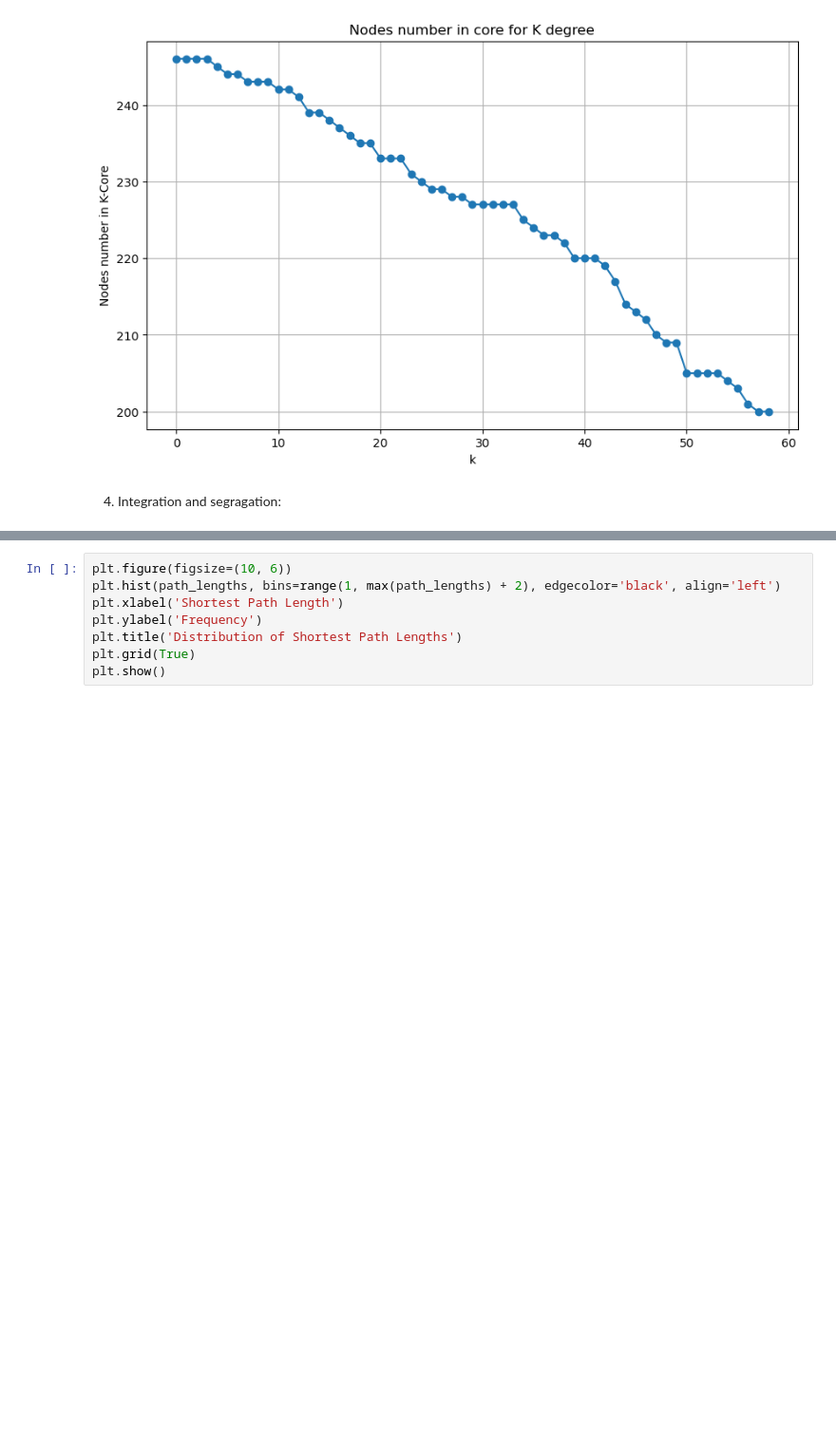
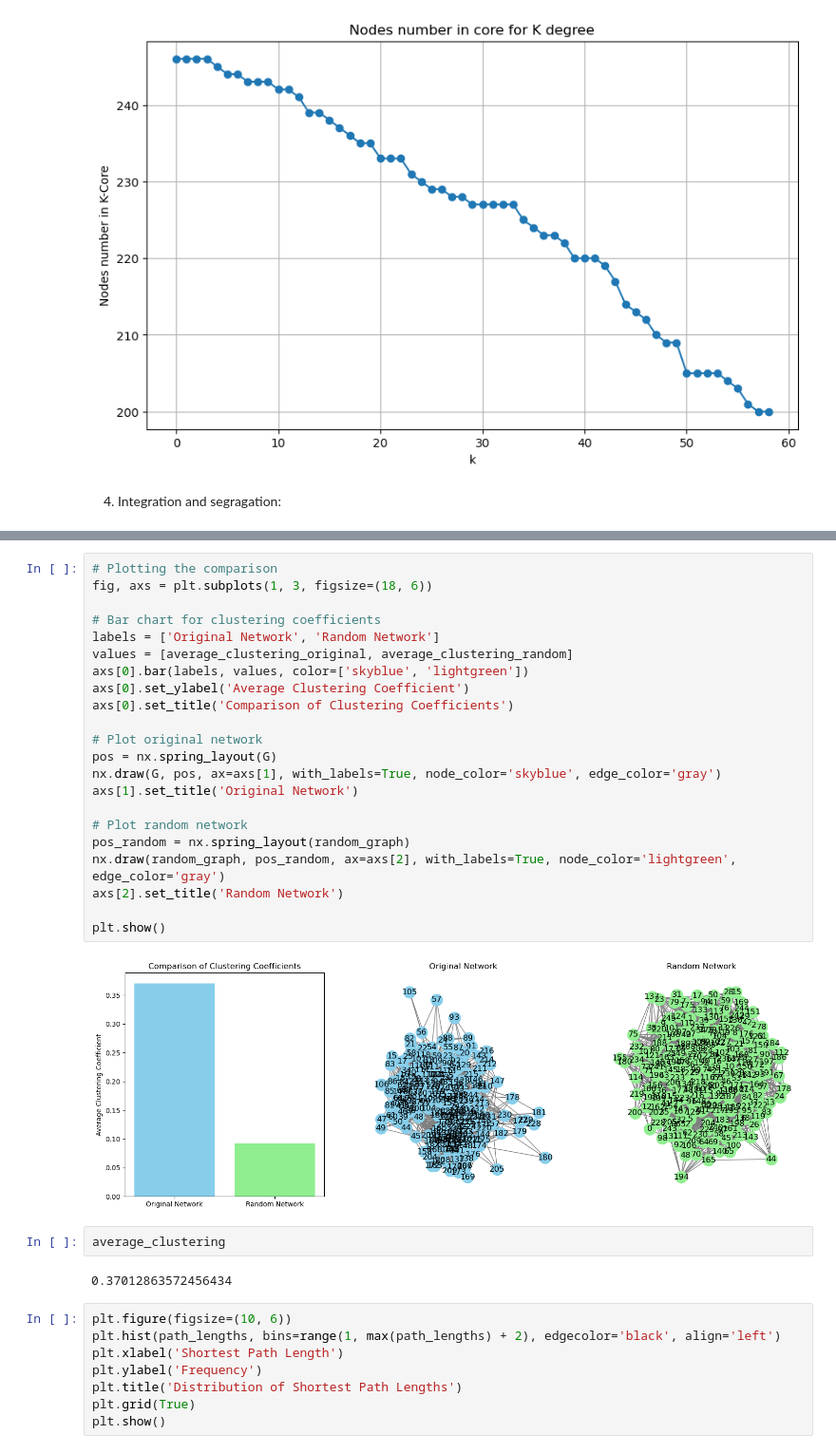
Before and after one commit to chenlrv/brain-networks-and-graphs, a Jupyter notebook: assignment.ipynb, the cells around one changed output, grey strips where cells are left out. Shown: that part at 95% size. Drawn from its saved outputs; the diff is of its cells as text; blank space fills up the shorter version.

```diff
--- a/assignment.ipynb
+++ b/assignment.ipynb
@@ -158,3 +194,31 @@ for source, target_lengths in shortest_paths.items():
+# %%
+# Plotting the comparison
+fig, axs = plt.subplots(1, 3, figsize=(18, 6))
+
+# Bar chart for clustering coefficients
+labels = ['Original Network', 'Random Network']
+values = [average_clustering_original, average_clustering_random]
+axs[0].bar(labels, values, color=['skyblue', 'lightgreen'])
+axs[0].set_ylabel('Average Clustering Coefficient')
+axs[0].set_title('Comparison of Clustering Coefficients')
+
+# Plot original network
+pos = nx.spring_layout(G)
+nx.draw(G, pos, ax=axs[1], with_labels=True, node_color='skyblue', edge_color='gray')
+axs[1].set_title('Original Network')
+
+# Plot random network
+pos_random = nx.spring_layout(random_graph)
+nx.draw(random_graph, pos_random, ax=axs[2], with_labels=True, node_color='lightgreen', edge_color='gray')
+axs[2].set_title('Random Network')
+
+plt.show()
+# %% [output]
+[figure, added]
+# %%
+average_clustering
+# %% [output]
+0.37012863572456434
 # %%
 plt.figure(figsize=(10, 6))
 plt.hist(path_lengths, bins=range(1, max(path_lengths) + 2), edgecolor='black', align='left')
```
Also changed, not shown: parts of 7 cells of this notebook.
